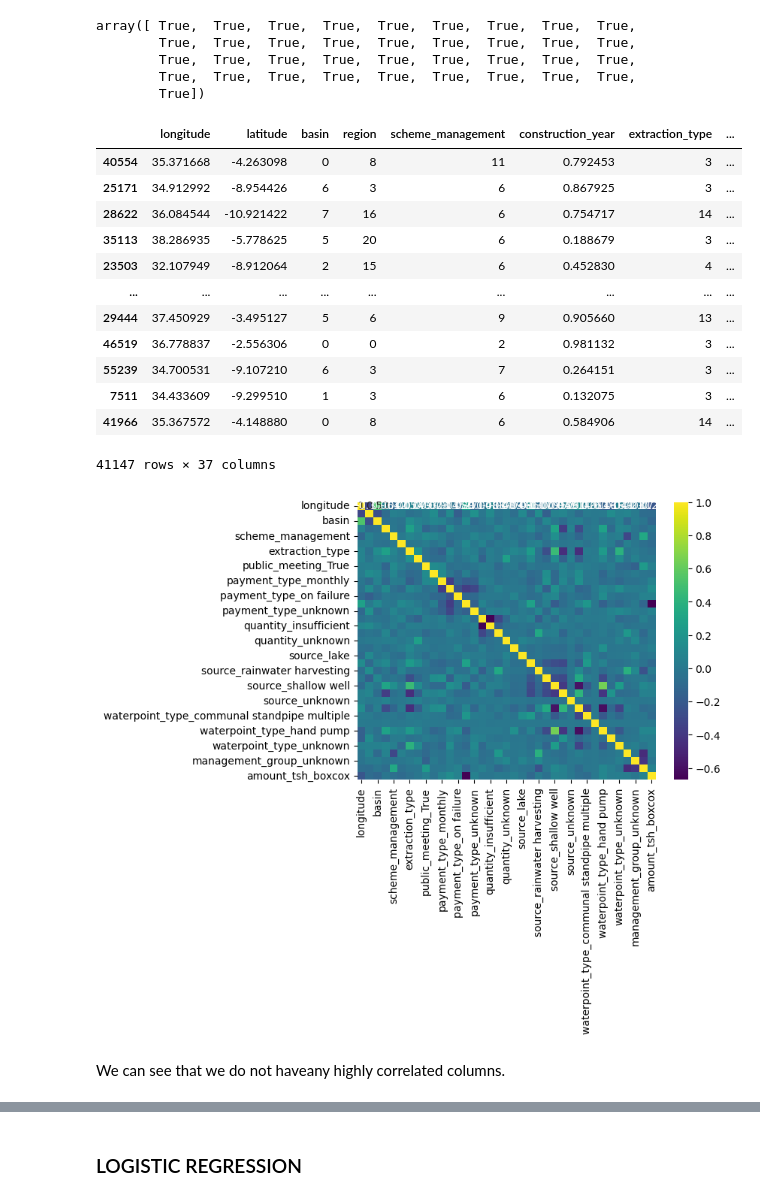
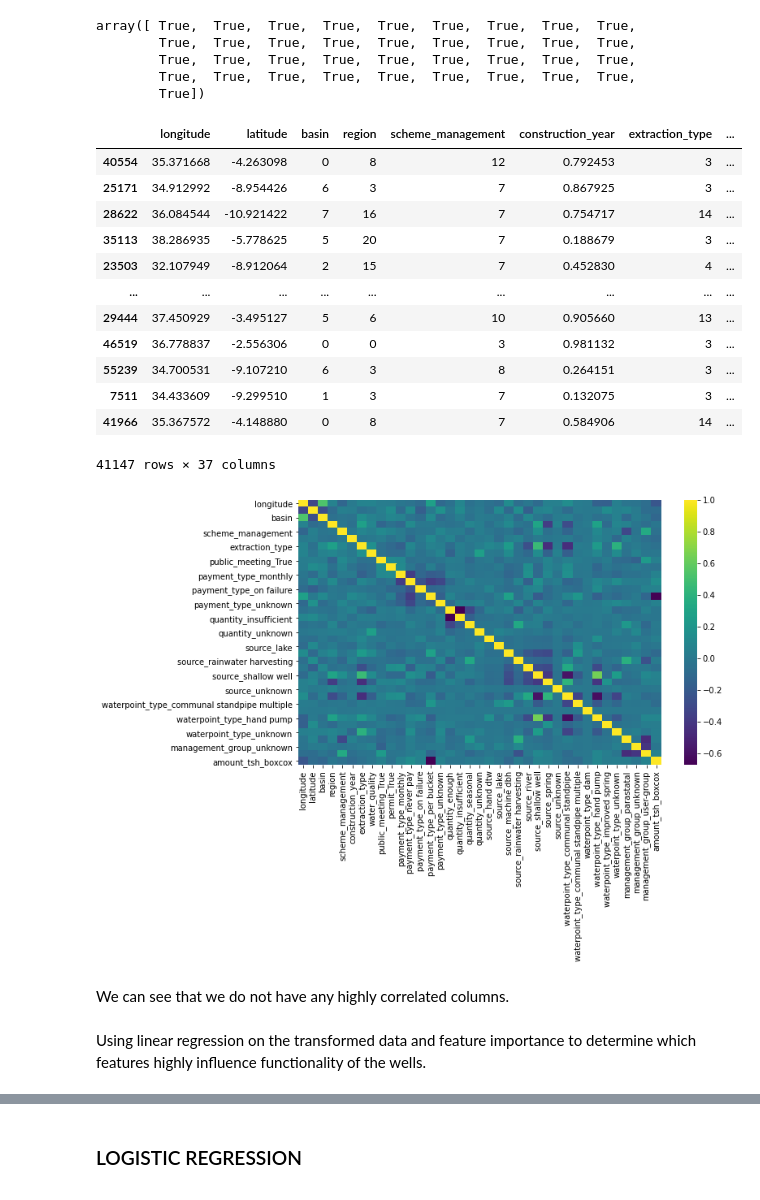
Before and after one commit to Kurgat-Bee/PHASE-03-PROJECT, a Jupyter notebook: TZwaterwells.ipynb, the cells around one changed output, grey strips where cells are left out. Drawn from its saved outputs; the diff is of its cells as text; code cells hidden in the pictures.

```diff
--- a/TZwaterwells.ipynb
+++ b/TZwaterwells.ipynb
@@ -840,7 +797,7 @@ from sklearn.preprocessing import OneHotEncoder
 ohe_cols = ['public_meeting', 'permit', 'payment_type', 'quantity', 'source', 'waterpoint_type', 'management_group']
 
 # Initialize OneHotEncoder
-ohe = OneHotEncoder(drop='first', sparse_output=False)
+ohe = OneHotEncoder(drop='first', sparse=False)
 
 # Fit on training data and transform both train & test
 encoded_ohe_train = ohe.fit_transform(X_train_encoded[ohe_cols])
@@ -1035,24 +992,27 @@ array([ True,  True,  True,  True,  True,  True,  True,  True,  True,
 X_train_transformed
 # %% [output]
 |  | longitude | latitude | basin | region | scheme_management | construction_year | extraction_type | ... |
-| 40554 | 35.371668 | -4.263098 | 0 | 8 | 11 | 0.792453 | 3 | ... |
-| 25171 | 34.912992 | -8.954426 | 6 | 3 | 6 | 0.867925 | 3 | ... |
-| 28622 | 36.084544 | -10.921422 | 7 | 16 | 6 | 0.754717 | 14 | ... |
-| 35113 | 38.286935 | -5.778625 | 5 | 20 | 6 | 0.188679 | 3 | ... |
-| 23503 | 32.107949 | -8.912064 | 2 | 15 | 6 | 0.452830 | 4 | ... |
+| 40554 | 35.371668 | -4.263098 | 0 | 8 | 12 | 0.792453 | 3 | ... |
+| 25171 | 34.912992 | -8.954426 | 6 | 3 | 7 | 0.867925 | 3 | ... |
+| 28622 | 36.084544 | -10.921422 | 7 | 16 | 7 | 0.754717 | 14 | ... |
+| 35113 | 38.286935 | -5.778625 | 5 | 20 | 7 | 0.188679 | 3 | ... |
+| 23503 | 32.107949 | -8.912064 | 2 | 15 | 7 | 0.452830 | 4 | ... |
 | ... | ... | ... | ... | ... | ... | ... | ... | ... |
-| 29444 | 37.450929 | -3.495127 | 5 | 6 | 9 | 0.905660 | 13 | ... |
-| 46519 | 36.778837 | -2.556306 | 0 | 0 | 2 | 0.981132 | 3 | ... |
-| 55239 | 34.700531 | -9.107210 | 6 | 3 | 7 | 0.264151 | 3 | ... |
-| 7511 | 34.433609 | -9.299510 | 1 | 3 | 6 | 0.132075 | 3 | ... |
-| 41966 | 35.367572 | -4.148880 | 0 | 8 | 6 | 0.584906 | 14 | ... |
+| 29444 | 37.450929 | -3.495127 | 5 | 6 | 10 | 0.905660 | 13 | ... |
+| 46519 | 36.778837 | -2.556306 | 0 | 0 | 3 | 0.981132 | 3 | ... |
+| 55239 | 34.700531 | -9.107210 | 6 | 3 | 8 | 0.264151 | 3 | ... |
+| 7511 | 34.433609 | -9.299510 | 1 | 3 | 7 | 0.132075 | 3 | ... |
+| 41966 | 35.367572 | -4.148880 | 0 | 8 | 7 | 0.584906 | 14 | ... |
 41147 rows × 37 columns
 # %%
 # Checking if we have any highly correlated features
 corr = X_train_transformed.corr()
-sns.heatmap(corr, annot=True, cmap="viridis")
+plt.figure(figsize=(10,6))
+sns.heatmap(corr, annot=False, cmap="viridis")
 plt.show()
 # %% [output]
-[figure, old version]
+[figure, new version]
 # %% [markdown]
-We can see that we do not haveany highly correlated columns.
+We can see that we do not have any highly correlated columns.
+# %% [markdown]
+Using linear regression on the transformed data and feature importance to determine which features highly influence functionality of the wells.
```
Also changed, not shown: parts of 78 cells of this notebook.
